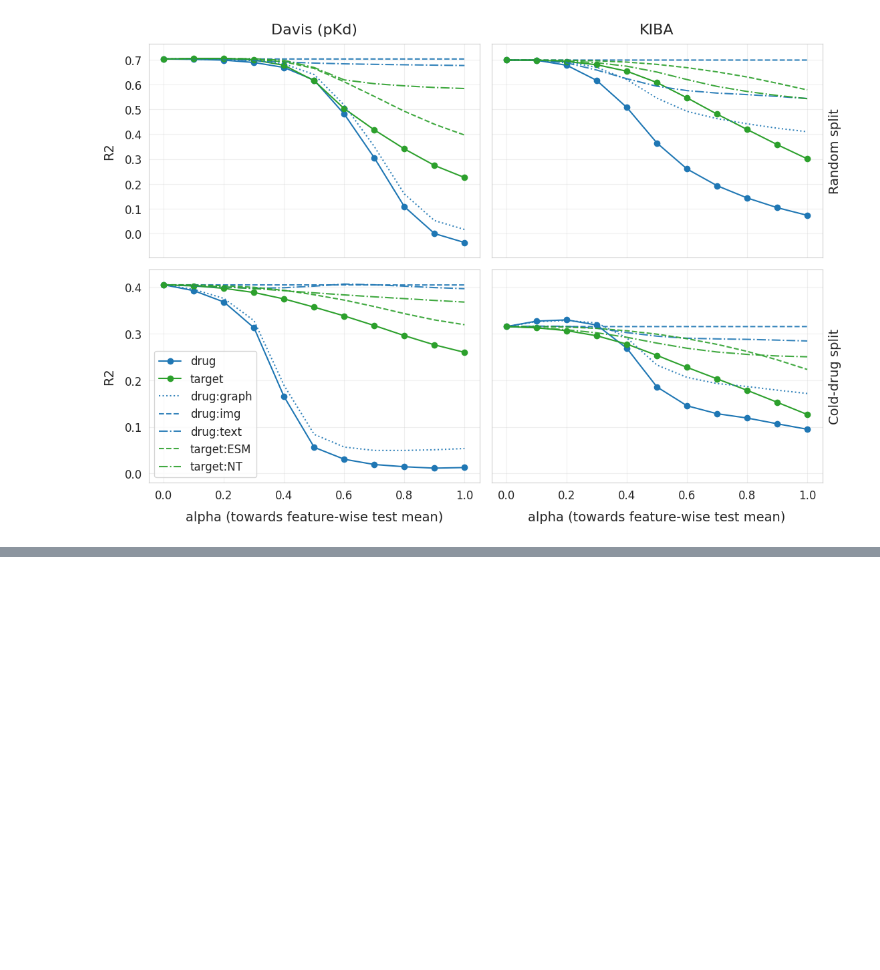
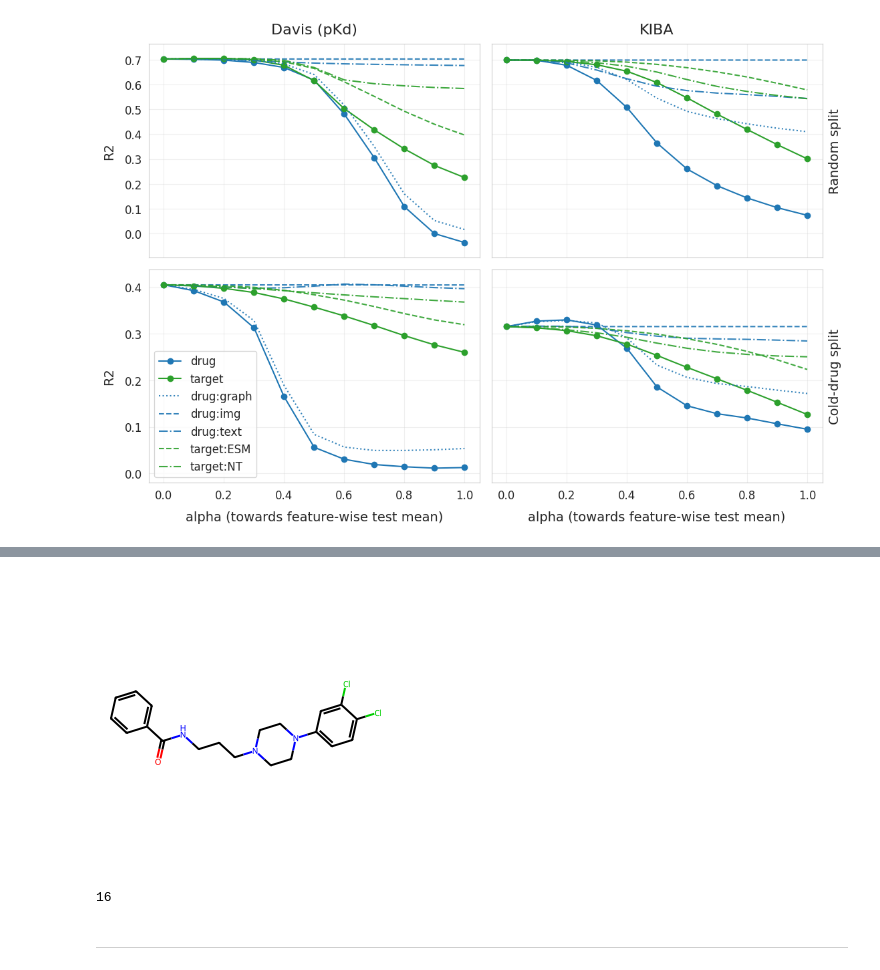
Before and after one commit to robsyc/MB-VAE-DTI, a Jupyter notebook: notebooks/training_validating.ipynb, the cells around one changed output, grey strips where cells are left out. Cells and saved outputs as stored; diff of their text form; code cells hidden in the pictures; blank space fills up the shorter version.

```diff
--- a/notebooks/training.ipynb
+++ b/notebooks/training_validating.ipynb
@@ -179,0 +228,19 @@ plot = plot_perturbation_overview(model='multi_modal', metric='r2')
+# %%
+smiles = "O=C(NCCCN1CCN(c2ccc(Cl)c(Cl)c2)CC1)c1ccccc1"
+mol = Chem.MolFromSmiles(smiles)
+Draw.MolToImage(mol)
+# %% [output]
+[figure, added]
+# %%
+# number of heavy atoms in SMILES
+
+from rdkit import Chem
+
+smiles = "c1ncc(CCCCCN2CCCCC2)[nH]1	"
+mol = Chem.MolFromSmiles(smiles)
+
+print(mol.GetNumHeavyAtoms())
+# %% [output]
+16
+# %% [markdown]
+---
```
Also changed, not shown: parts of 6 cells of this notebook, 9 other files.
